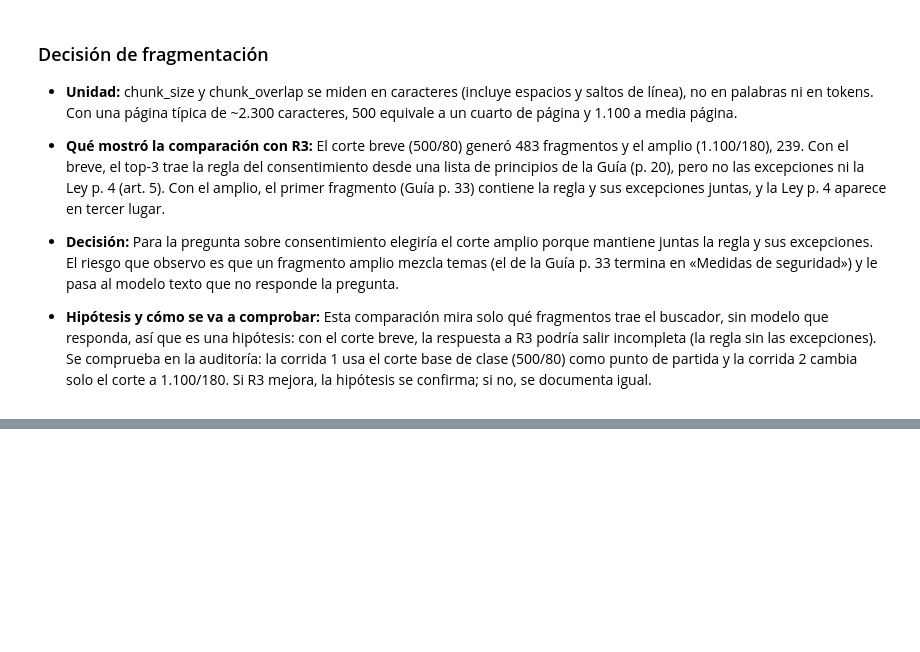
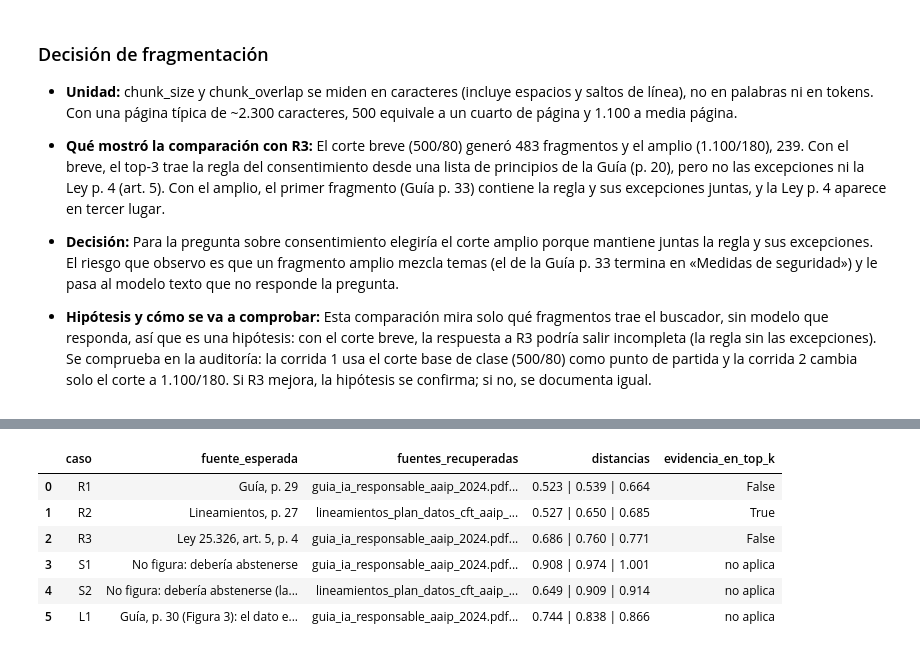
Before and after one commit to Joselyn-Traviezo/traviezo-joselyn-pln-2c-2026, a Jupyter notebook: TP2_PNL_2026/rag_integrador.ipynb, the cells around one changed output, grey strips where cells are left out. Drawn from its saved outputs; the diff is of its cells as text; code cells hidden in the pictures; blank space fills up the shorter version.

```diff
--- a/TP2_PNL_2026/rag_integrador.ipynb
+++ b/TP2_PNL_2026/rag_integrador.ipynb
@@ -410,0 +504,21 @@ Usamos K=3 (y no K=1 como en la sección 5 del cuaderno 07 de laboratorio) para
+# %%
+import pandas as pd
+
+from utils_visualizacion import dibujar_barras
+
+K = 3
+
+# Caso, pregunta y fuente esperada (tabla «Preguntas de prueba»).
+casos = [
+    ("R1", "¿En qué casos mi organización debería hacer una evaluación de impacto en protección de datos antes de desarrollar un sistema de IA?", "Guía, p. 29"),
+    ("R2", "¿Qué debo tener en cuenta al contratar un proveedor de nube para alojar datos personales?", "Lineamientos, p. 27"),
+    ("R3", "¿Necesito el consentimiento de las personas para usar sus datos personales en mi proyecto? ¿Hay excepciones?", "Ley 25.326, art. 5, p. 4"),
+    ("S1", "¿Cuánto tarda la AAIP en aprobar una evaluación de impacto?", "No figura: debería abstenerse"),
+    ("S2", "¿Cuánto cuesta inscribir una base de datos en el Registro Nacional de Bases de Datos?", "No figura: debería abstenerse (la Ley dice que la consulta del registro es gratuita, art. 13, p. 7)"),
+    ("L1", "¿Qué valor de riesgo corresponde a una probabilidad alta con un impacto crítico?", "Guía, p. 30 (Figura 3): el dato está en una imagen que no se extrae; debería abstenerse"),
+]
+
+# Evidencia esperada: solo R1, R2 y R3 la tienen; S1, S2 y L1 quedan en None.
+evidencias = {}
+for caso, archivo, pagina_esperada, evidencia in EVIDENCIAS:
+    evidencias[caso] = evidencia
@@ -410,0 +687,11 @@ Usamos K=3 (y no K=1 como en la sección 5 del cuaderno 07 de laboratorio) para
+# %%
+tabla_recuperacion = pd.DataFrame(filas_resumen)
+tabla_recuperacion
+# %% [output]
+|  | caso | fuente_esperada | fuentes_recuperadas | distancias | evidencia_en_top_k |
+| 0 | R1 | Guía, p. 29 | guia_ia_responsable_aaip_2024.pdf... | 0.523 | 0.539 | 0.664 | False |
+| 1 | R2 | Lineamientos, p. 27 | lineamientos_plan_datos_cft_aaip_... | 0.527 | 0.650 | 0.685 | True |
+| 2 | R3 | Ley 25.326, art. 5, p. 4 | guia_ia_responsable_aaip_2024.pdf... | 0.686 | 0.760 | 0.771 | False |
+| 3 | S1 | No figura: debería abstenerse | guia_ia_responsable_aaip_2024.pdf... | 0.908 | 0.974 | 1.001 | no aplica |
+| 4 | S2 | No figura: debería abstenerse (la... | lineamientos_plan_datos_cft_aaip_... | 0.649 | 0.909 | 0.914 | no aplica |
+| 5 | L1 | Guía, p. 30 (Figura 3): el dato e... | guia_ia_responsable_aaip_2024.pdf... | 0.744 | 0.838 | 0.866 | no aplica |
```
Also changed, not shown: parts of 16 cells of this notebook, 1 other file.
